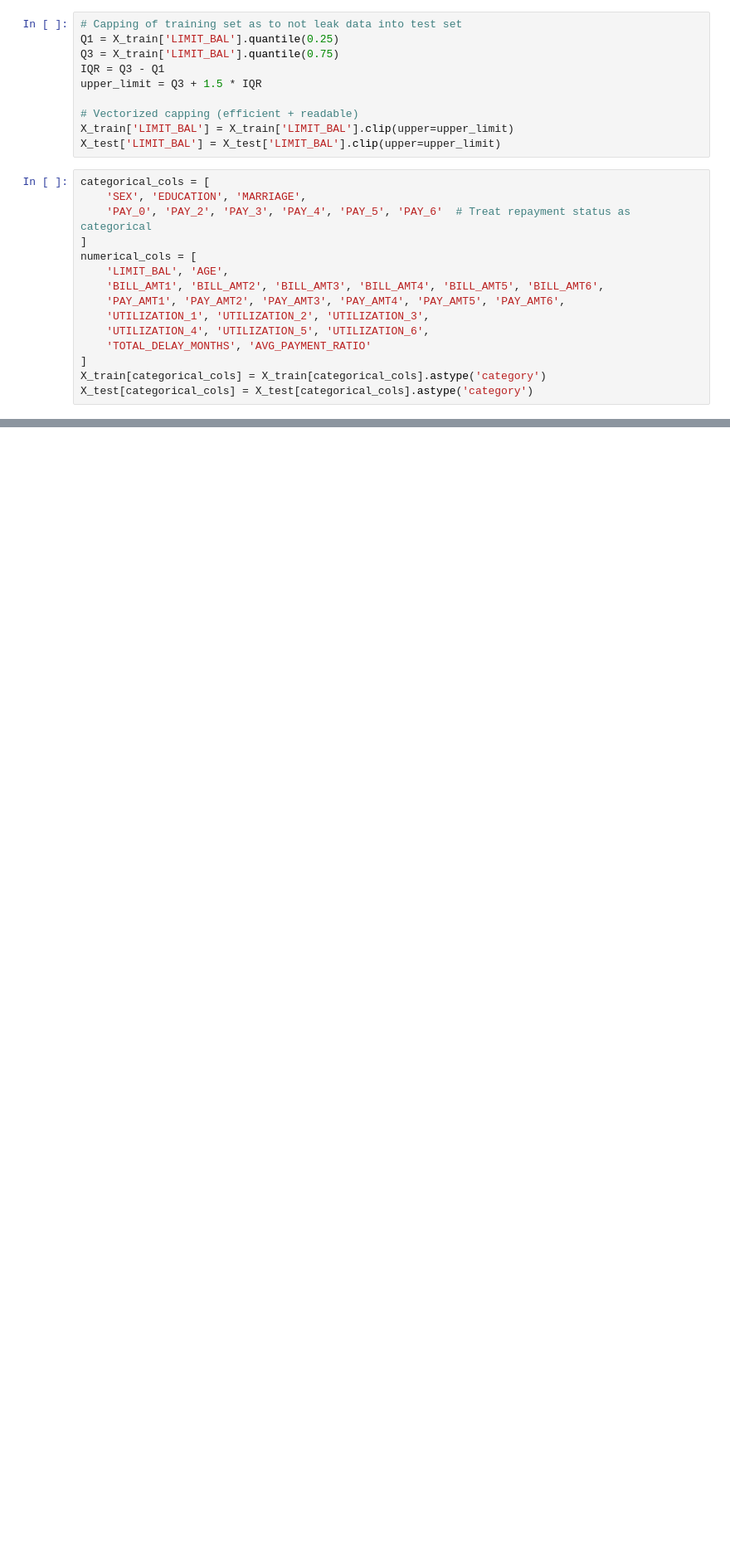
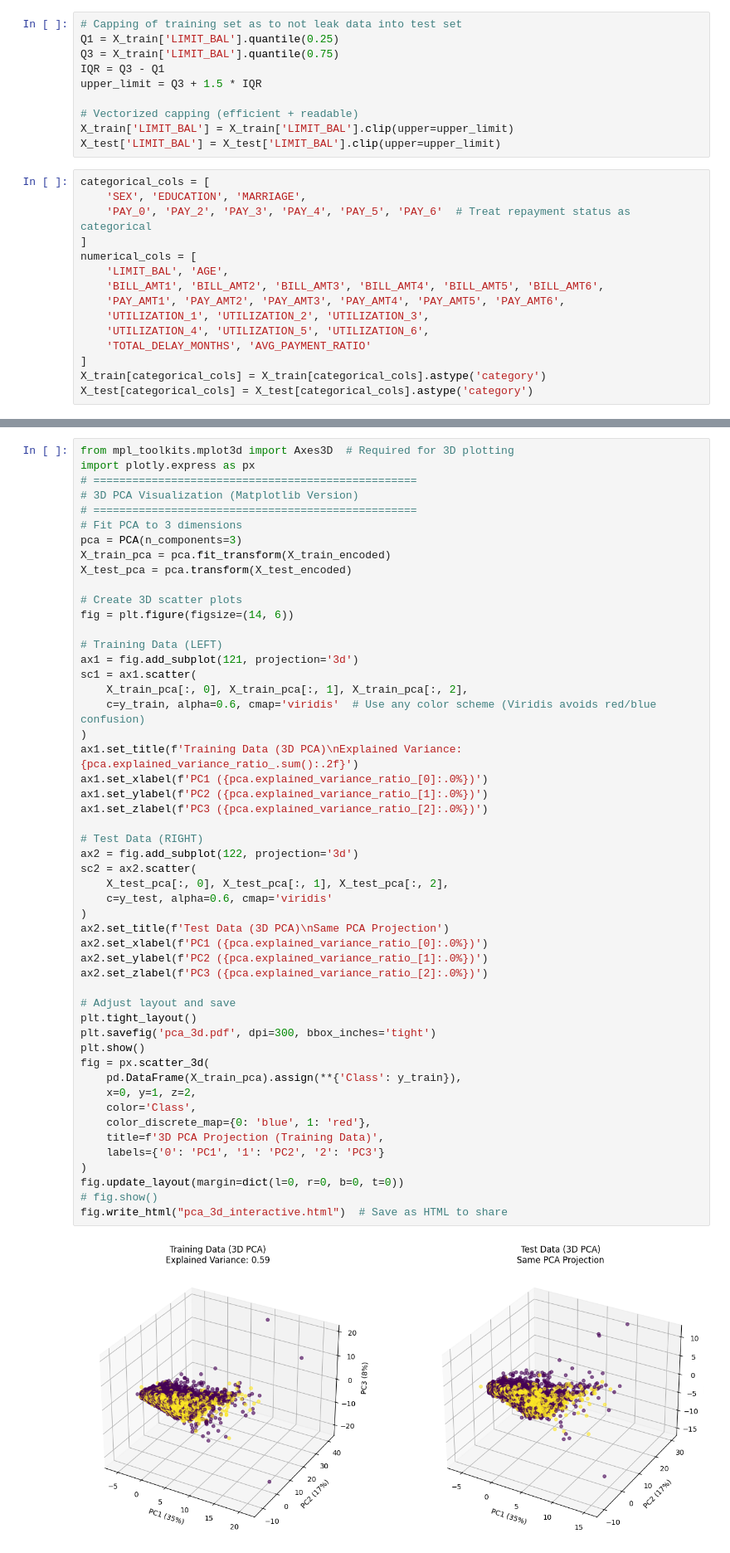
Before and after one commit to Sawmm/ML9, a Jupyter notebook: project/project.ipynb, the cells around one changed output, grey strips where cells are left out. Shown at 83% size. Drawn from its saved outputs; the diff is of its cells as text; blank space fills up the shorter version.

```diff
--- a/project/project.ipynb
+++ b/project/project.ipynb
@@ -213,5 +216,58 @@ preprocessor = ColumnTransformer(
 # Fit on train, transform both sets
 X_train_encoded = preprocessor.fit_transform(X_train)
 X_test_encoded = preprocessor.transform(X_test)
+# %%
+from mpl_toolkits.mplot3d import Axes3D  # Required for 3D plotting
+import plotly.express as px
+# ==================================================
+# 3D PCA Visualization (Matplotlib Version)
+# ==================================================
+# Fit PCA to 3 dimensions
+pca = PCA(n_components=3)
+X_train_pca = pca.fit_transform(X_train_encoded)
+X_test_pca = pca.transform(X_test_encoded)
+
+# Create 3D scatter plots
+fig = plt.figure(figsize=(14, 6))
+
+# Training Data (LEFT)
+ax1 = fig.add_subplot(121, projection='3d')
+sc1 = ax1.scatter(
+    X_train_pca[:, 0], X_train_pca[:, 1], X_train_pca[:, 2],
+    c=y_train, alpha=0.6, cmap='viridis'  # Use any color scheme (Viridis avoids red/blue confusion)
+)
+ax1.set_title(f'Training Data (3D PCA)\nExplained Variance: {pca.explained_variance_ratio_.sum():.2f}')
+ax1.set_xlabel(f'PC1 ({pca.explained_variance_ratio_[0]:.0%})')
+ax1.set_ylabel(f'PC2 ({pca.explained_variance_ratio_[1]:.0%})')
+ax1.set_zlabel(f'PC3 ({pca.explained_variance_ratio_[2]:.0%})')
+
+# Test Data (RIGHT)
+ax2 = fig.add_subplot(122, projection='3d')
+sc2 = ax2.scatter(
+    X_test_pca[:, 0], X_test_pca[:, 1], X_test_pca[:, 2],
+    c=y_test, alpha=0.6, cmap='viridis'
+)
+ax2.set_title(f'Test Data (3D PCA)\nSame PCA Projection')
+ax2.set_xlabel(f'PC1 ({pca.explained_variance_ratio_[0]:.0%})')
+ax2.set_ylabel(f'PC2 ({pca.explained_variance_ratio_[1]:.0%})')
+ax2.set_zlabel(f'PC3 ({pca.explained_variance_ratio_[2]:.0%})')
+
+# Adjust layout and save
+plt.tight_layout()
+plt.savefig('pca_3d.pdf', dpi=300, bbox_inches='tight')
+plt.show()
+fig = px.scatter_3d(
+    pd.DataFrame(X_train_pca).assign(**{'Class': y_train}),
+    x=0, y=1, z=2,
+    color='Class',
+    color_discrete_map={0: 'blue', 1: 'red'},
+    title=f'3D PCA Projection (Training Data)',
+    labels={'0': 'PC1', '1': 'PC2', '2': 'PC3'}
+)
+fig.update_layout(margin=dict(l=0, r=0, b=0, t=0))
+# fig.show()
+fig.write_html("pca_3d_interactive.html")  # Save as HTML to share
+# %% [output]
+[figure, added]
 # %%
 from sklearn.linear_model import LogisticRegression
```
Also changed, not shown: parts of 8 cells of this notebook, 5 other files.
